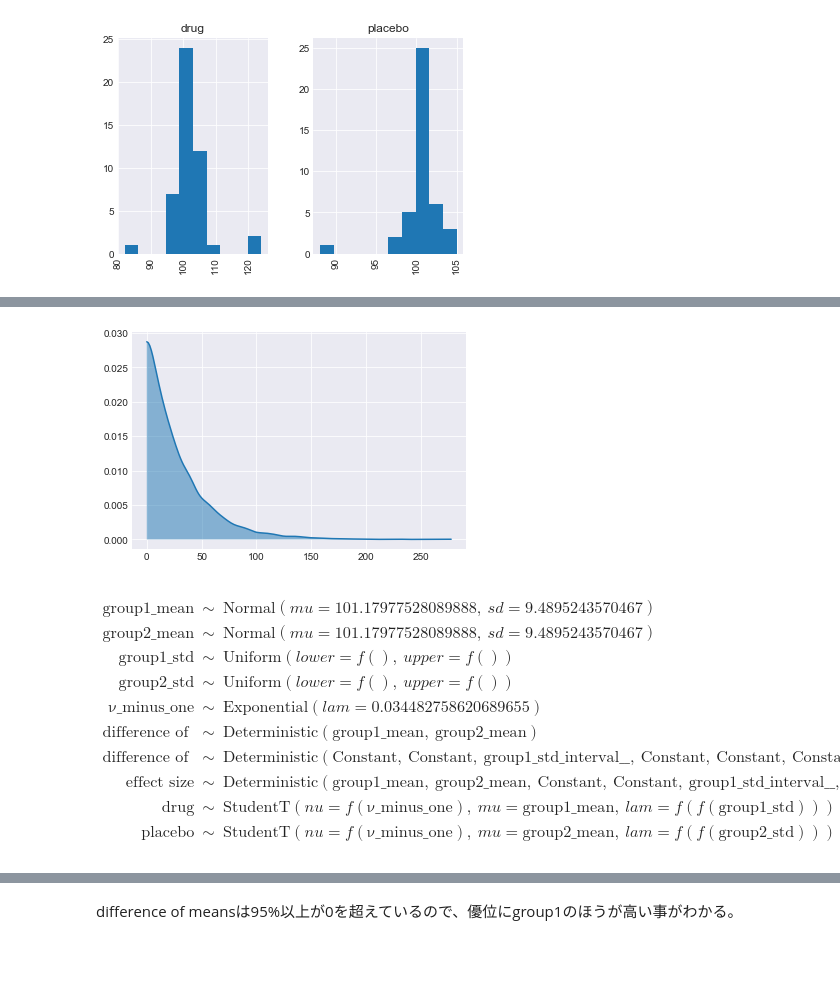
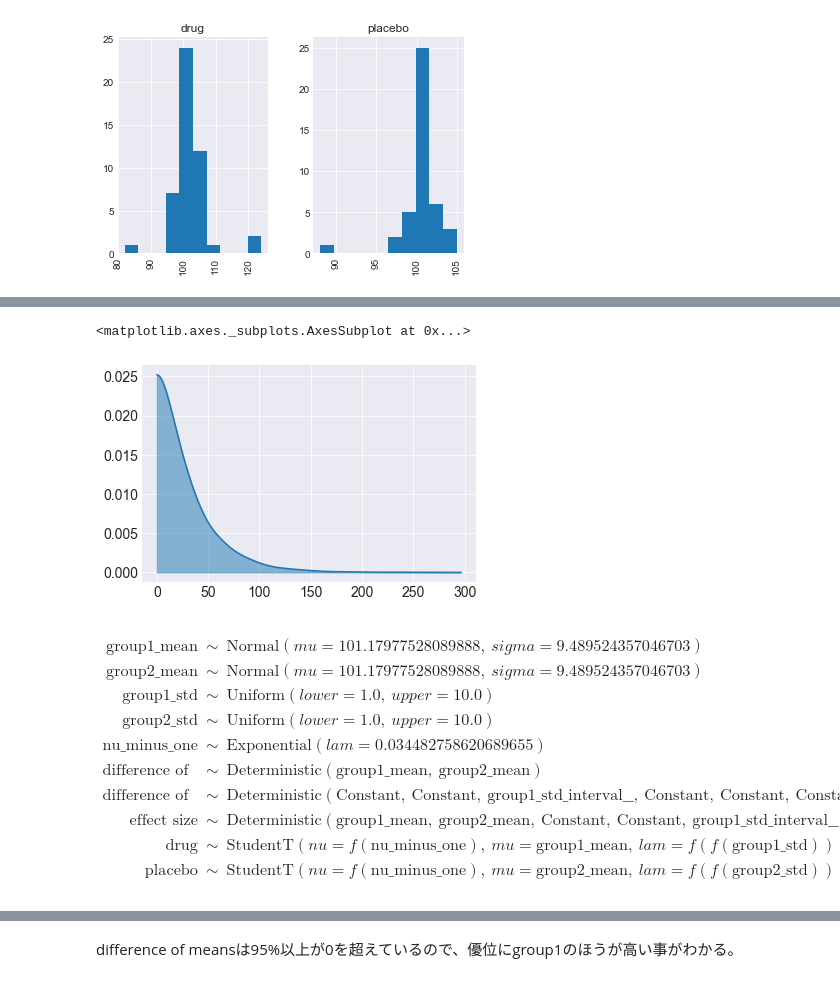
Before and after one commit to oumpy/hp_management, a Jupyter notebook: content/articles/2018sy/Tech_archive/bayesian_ttest.ipynb, the cells around one changed output, grey strips where cells are left out. Cells and saved outputs as stored; diff of their text form; code cells hidden in the pictures; blank space fills up the shorter version.

```diff
--- a/content/articles/2018sy/Tech_archive/bayesian_ttest.ipynb
+++ b/content/articles/2018sy/Tech_archive/bayesian_ttest.ipynb
@@ -63,8 +65,8 @@ y.head()
 # %%
-μ_m = y.value.mean()
-μ_s = y.value.std() * 2
+mu_m = y.value.mean()
+mu_s = y.value.std() * 2
 
 with pm.Model() as model:
-    group1_mean = pm.Normal('group1_mean', μ_m, sd=μ_s)
-    group2_mean = pm.Normal('group2_mean', μ_m, sd=μ_s)
+    group1_mean = pm.Normal('group1_mean', mu_m, sd=mu_s)
+    group2_mean = pm.Normal('group2_mean', mu_m, sd=mu_s)
 # %%
@@ -77,9 +79,11 @@ with model:
 # %%
 with model:
-    ν = pm.Exponential('ν_minus_one', 1/29.) + 1
+    nu = pm.Exponential('nu_minus_one', 1/29.) + 1
 
-pm.kdeplot(np.random.exponential(30, size=10000), shade=0.5);
+pm.kdeplot(np.random.exponential(30, size=10000),
+           fill_kwargs={'alpha':0.5})
 # %% [output]
+<matplotlib.axes._subplots.AxesSubplot at 0x...>
-[figure, old version]
+[figure, new version]
 # %%
 with model:
@@ -99,7 +103,7 @@ model
 # %% [output]
 $$
             \begin{array}{rcl}
-            \text{group1_mean} &\sim & \text{Normal}(\mathit{mu}=101.17977528089888,~\mathit{sd}=9.4895243570467)\\\text{group2_mean} &\sim & \text{Normal}(\mathit{mu}=101.17977528089888,~\mathit{sd}=9.4895243570467)\\\text{group1_std} &\sim & \text{Uniform}(\mathit{lower}=f(),~\mathit{upper}=f())\\\text{group2_std} &\sim & \text{Uniform}(\mathit{lower}=f(),~\mathit{upper}=f())\\\text{ν_minus_one} &\sim & \text{Exponential}(\mathit{lam}=0.034482758620689655)\\\text{difference of means} &\sim & \text{Deterministic}(\text{group1_mean},~\text{group2_mean})\\\text{difference of stds} &\sim & \text{Deterministic}(\text{Constant},~\text{Constant},~\text{group1_std_interval__},~\text{Constant},~\text{Constant},~\text{Constant},~\text{group2_std_interval__},~\text{Constant})\\\text{effect size} &\sim & \text{Deterministic}(\text{group1_mean},~\text{group2_mean},~\text{Constant},~\text{Constant},~\text{group1_std_interval__},~\text{Constant},~\text{Constant},~\text{Constant},~\text{Constant},~\text{group2_std_interval__},~\text{Constant},~\text{Constant},~\text{Constant})\\\text{drug} &\sim & \text{StudentT}(\mathit{nu}=f(\text{ν_minus_one}),~\mathit{mu}=\text{group1_mean},~\mathit{lam}=f(f(\text{group1_std})))\\\text{placebo} &\sim & \text{StudentT}(\mathit{nu}=f(\text{ν_minus_one}),~\mathit{mu}=\text{group2_mean},~\mathit{lam}=f(f(\text{group2_std})))
+            \text{group1_mean} &\sim & \text{Normal}(\mathit{mu}=101.17977528089888,~\mathit{sigma}=9.489524357046703)\\\text{group2_mean} &\sim & \text{Normal}(\mathit{mu}=101.17977528089888,~\mathit{sigma}=9.489524357046703)\\\text{group1_std} &\sim & \text{Uniform}(\mathit{lower}=1.0,~\mathit{upper}=10.0)\\\text{group2_std} &\sim & \text{Uniform}(\mathit{lower}=1.0,~\mathit{upper}=10.0)\\\text{nu_minus_one} &\sim & \text{Exponential}(\mathit{lam}=0.034482758620689655)\\\text{difference of means} &\sim & \text{Deterministic}(\text{group1_mean},~\text{group2_mean})\\\text{difference of stds} &\sim & \text{Deterministic}(\text{Constant},~\text{Constant},~\text{group1_std_interval__},~\text{Constant},~\text{Constant},~\text{Constant},~\text{group2_std_interval__},~\text{Constant})\\\text{effect size} &\sim & \text{Deterministic}(\text{group1_mean},~\text{group2_mean},~\text{Constant},~\text{Constant},~\text{group1_std_interval__},~\text{Constant},~\text{Constant},~\text{Constant},~\text{Constant},~\text{group2_std_interval__},~\text{Constant},~\text{Constant},~\text{Constant})\\\text{drug} &\sim & \text{StudentT}(\mathit{nu}=f(\text{nu_minus_one}),~\mathit{mu}=\text{group1_mean},~\mathit{lam}=f(f(\text{group1_std})))\\\text{placebo} &\sim & \text{StudentT}(\mathit{nu}=f(\text{nu_minus_one}),~\mathit{mu}=\text{group2_mean},~\mathit{lam}=f(f(\text{group2_std})))
             \end{array}
             $$
 # %% [markdown]
```
Also changed, not shown: parts of 18 cells of this notebook.
